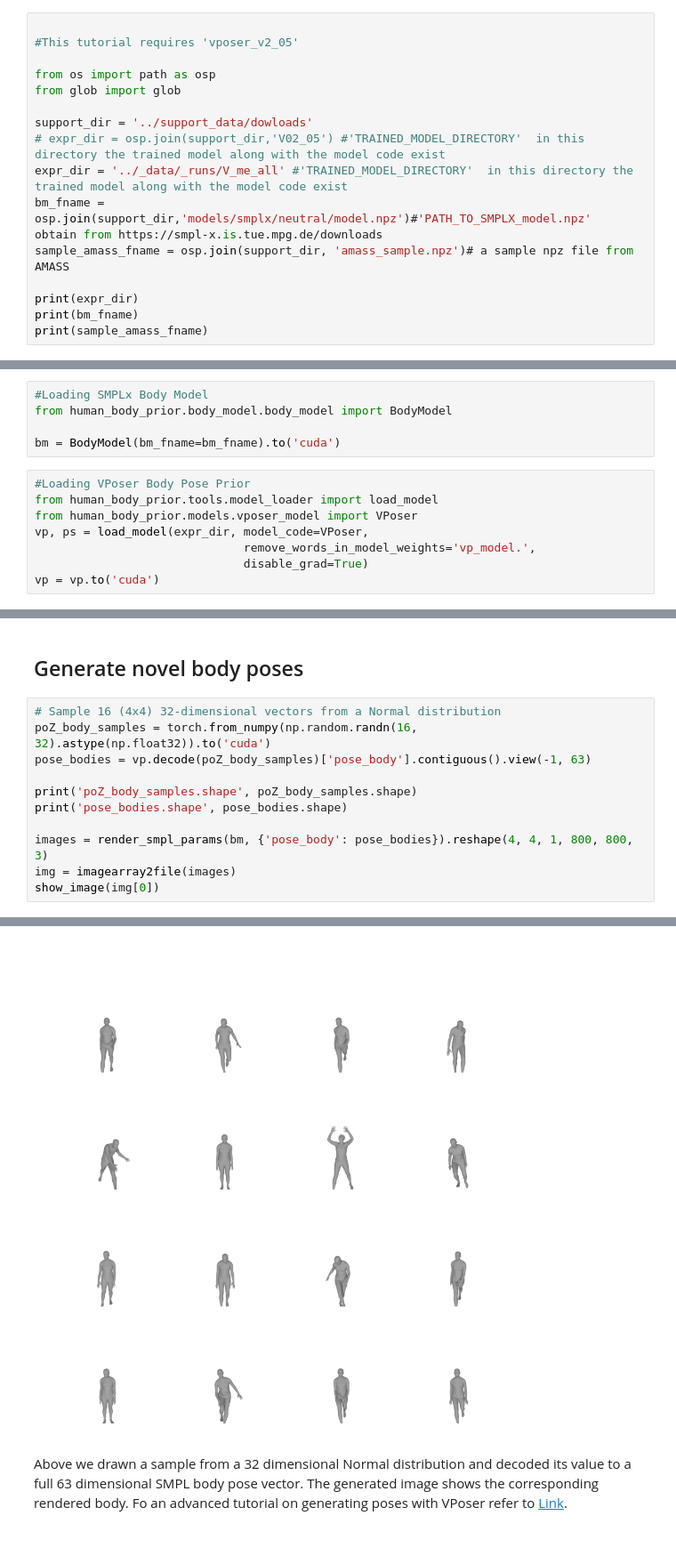
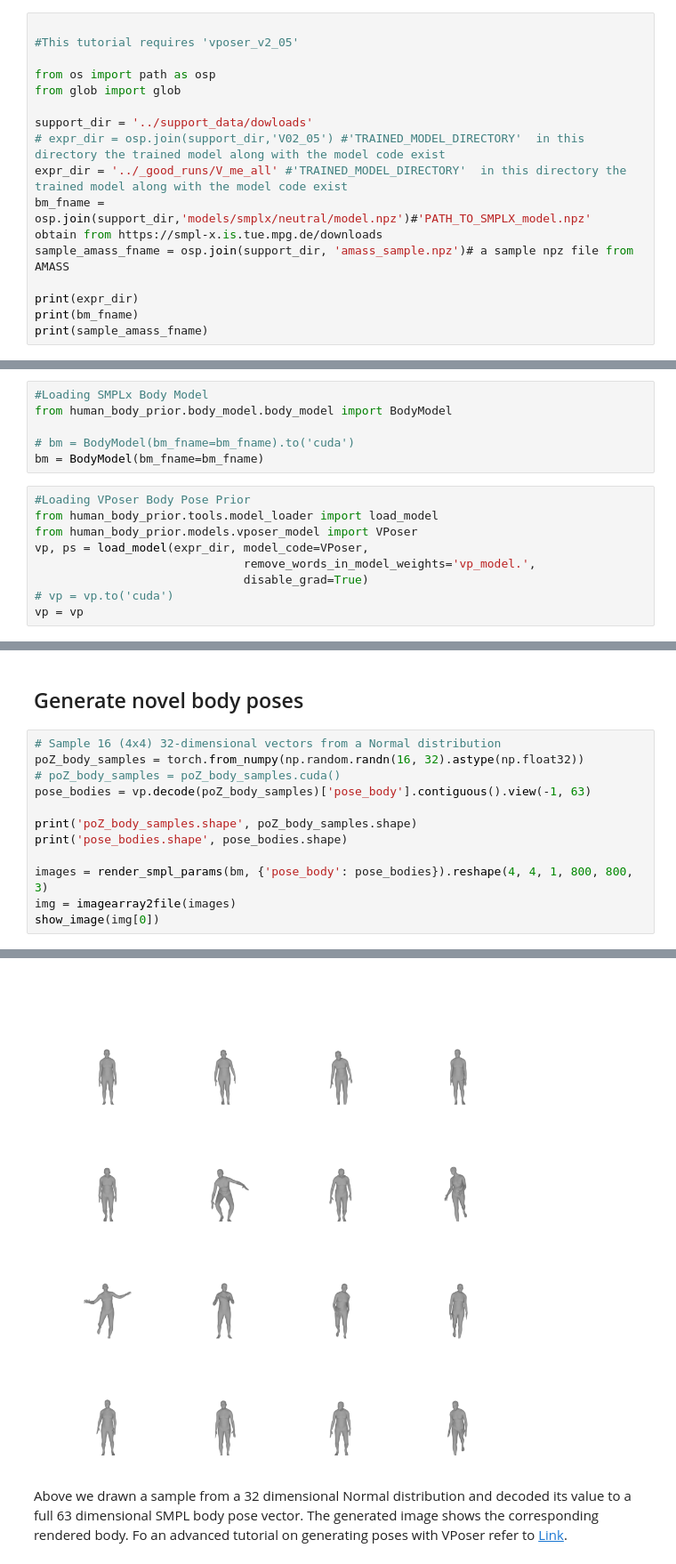
Before and after one commit to onphirke/vposer, a Jupyter notebook: tutorials/vposer.ipynb, the cells around one changed output, grey strips where cells are left out. Shown at 89% size. Saved outputs shown, nothing was run; the diff lists cells and outputs as text.

```diff
--- a/tutorials/vposer.ipynb
+++ b/tutorials/vposer.ipynb
@@ -40,7 +40,7 @@ from glob import glob
 
 support_dir = '../support_data/dowloads'
 # expr_dir = osp.join(support_dir,'V02_05') #'TRAINED_MODEL_DIRECTORY'  in this directory the trained model along with the model code exist
-expr_dir = '../_data/_runs/V_me_all' #'TRAINED_MODEL_DIRECTORY'  in this directory the trained model along with the model code exist
+expr_dir = '../_good_runs/V_me_all' #'TRAINED_MODEL_DIRECTORY'  in this directory the trained model along with the model code exist
 bm_fname =  osp.join(support_dir,'models/smplx/neutral/model.npz')#'PATH_TO_SMPLX_model.npz'  obtain from https://smpl-x.is.tue.mpg.de/downloads
 sample_amass_fname = osp.join(support_dir, 'amass_sample.npz')# a sample npz file from AMASS
 
@@ -55,7 +55,8 @@ print(sample_amass_fname)
 #Loading SMPLx Body Model
 from human_body_prior.body_model.body_model import BodyModel
 
-bm = BodyModel(bm_fname=bm_fname).to('cuda')
+# bm = BodyModel(bm_fname=bm_fname).to('cuda')
+bm = BodyModel(bm_fname=bm_fname)
 # %%
 #Loading VPoser Body Pose Prior
 from human_body_prior.tools.model_loader import load_model
@@ -63,5 +64,6 @@ from human_body_prior.models.vposer_model import VPoser
 vp, ps = load_model(expr_dir, model_code=VPoser,
                               remove_words_in_model_weights='vp_model.',
                               disable_grad=True)
-vp = vp.to('cuda')
+# vp = vp.to('cuda')
+vp = vp
 # %% [output]
@@ -134,18 +143,19 @@ The closer above two bodies look similar to each other, the more successful is V
 ## Generate novel body poses
 # %%
 # Sample 16 (4x4) 32-dimensional vectors from a Normal distribution
-poZ_body_samples = torch.from_numpy(np.random.randn(16, 32).astype(np.float32)).to('cuda')
+poZ_body_samples = torch.from_numpy(np.random.randn(16, 32).astype(np.float32))
+# poZ_body_samples = poZ_body_samples.cuda()
 pose_bodies = vp.decode(poZ_body_samples)['pose_body'].contiguous().view(-1, 63)
 
 print('poZ_body_samples.shape', poZ_body_samples.shape)
 print('pose_bodies.shape', pose_bodies.shape)
 
 images = render_smpl_params(bm, {'pose_body': pose_bodies}).reshape(4, 4, 1, 800, 800, 3)
 img = imagearray2file(images)
 show_image(img[0])
 # %% [output]
 poZ_body_samples.shape torch.Size([16, 32])
 pose_bodies.shape torch.Size([16, 63])
-[figure, old version]
+[figure, new version]
 # %% [markdown]
 Above we drawn a sample from a 32 dimensional Normal distribution and decoded its value to a full 63 dimensional SMPL body pose vector. The generated image shows the corresponding rendered body. Fo an advanced tutorial on generating poses with VPoser refer to [Link](notebooks/vposer_sampling.ipynb).
```
Also changed, not shown: parts of 4 cells of this notebook, 3 other files.
